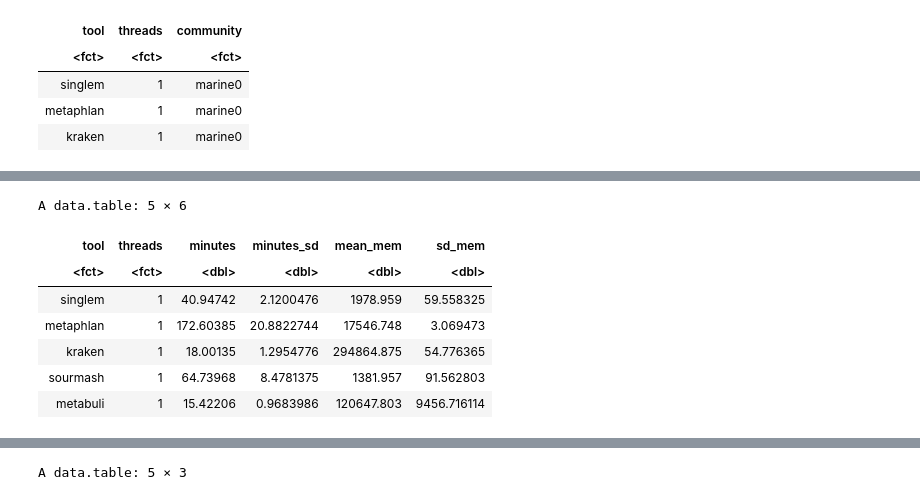
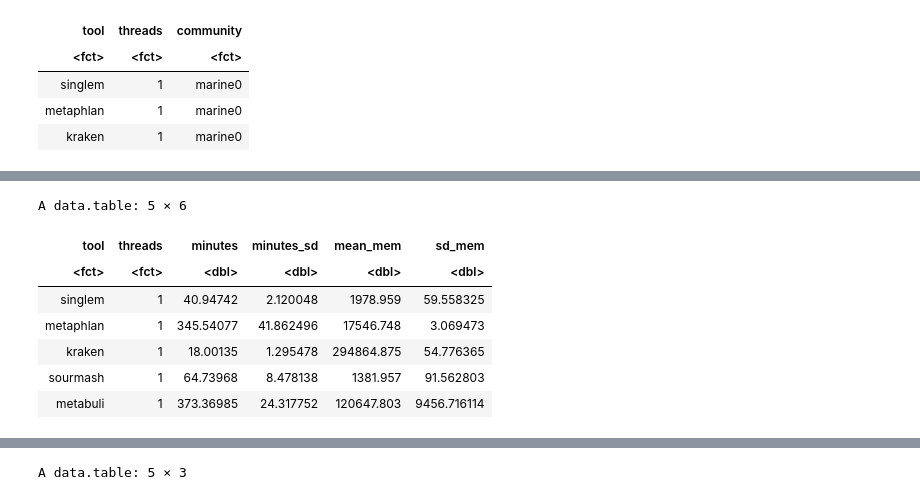
Before and after one commit to wwood/singlem-benchmarking, a Jupyter notebook: 1_novel_strains/plot.ipynb, the cells around one changed output, grey strips where cells are left out. Saved outputs shown, nothing was run; the diff lists cells and outputs as text; code cells hidden in the pictures.

```diff
--- a/1_novel_strains/plot.ipynb
+++ b/1_novel_strains/plot.ipynb
@@ -215,14 +216,14 @@ A data.table: 3 × 13
 | metaphlan | 1 | marine0 | 11540.454 | 3:12:20 | 17543.21 | 19220.65 | 17471.39 | 17496.78 | 36.81 | 117.05 | 200.07 | ... |
 | kraken | 1 | marine0 | 1028.218 | 0:17:08 | 294849.66 | 294864.57 | 294843.40 | 294843.60 | 14346.53 | 0.01 | 96.51 | ... |
 # %%
-r2[,.(minutes=mean(s/60), minutes_sd=sd(s/60), mean_mem = mean(max_rss), sd_mem = sd(max_rss)), by=list(tool,threads)]
+r2[,.(minutes=mean(mature_s/60), minutes_sd=sd(mature_s/60), mean_mem = mean(max_rss), sd_mem = sd(max_rss)), by=list(tool,threads)]
 # %% [output]
 A data.table: 5 × 6
 | tool | threads | minutes | minutes_sd | mean_mem | sd_mem |
 | <fct> | <fct> | <dbl> | <dbl> | <dbl> | <dbl> |
-| singlem | 1 | 40.94742 | 2.1200476 | 1978.959 | 59.558325 |
-| metaphlan | 1 | 172.60385 | 20.8822744 | 17546.748 | 3.069473 |
-| kraken | 1 | 18.00135 | 1.2954776 | 294864.875 | 54.776365 |
-| sourmash | 1 | 64.73968 | 8.4781375 | 1381.957 | 91.562803 |
-| metabuli | 1 | 15.42206 | 0.9683986 | 120647.803 | 9456.716114 |
+| singlem | 1 | 40.94742 | 2.120048 | 1978.959 | 59.558325 |
+| metaphlan | 1 | 345.54077 | 41.862496 | 17546.748 | 3.069473 |
+| kraken | 1 | 18.00135 | 1.295478 | 294864.875 | 54.776365 |
+| sourmash | 1 | 64.73968 | 8.478138 | 1381.957 | 91.562803 |
+| metabuli | 1 | 373.36985 | 24.317752 | 120647.803 | 9456.716114 |
 # %%
```
Also changed, not shown: parts of 7 cells of this notebook, 3 other files.
